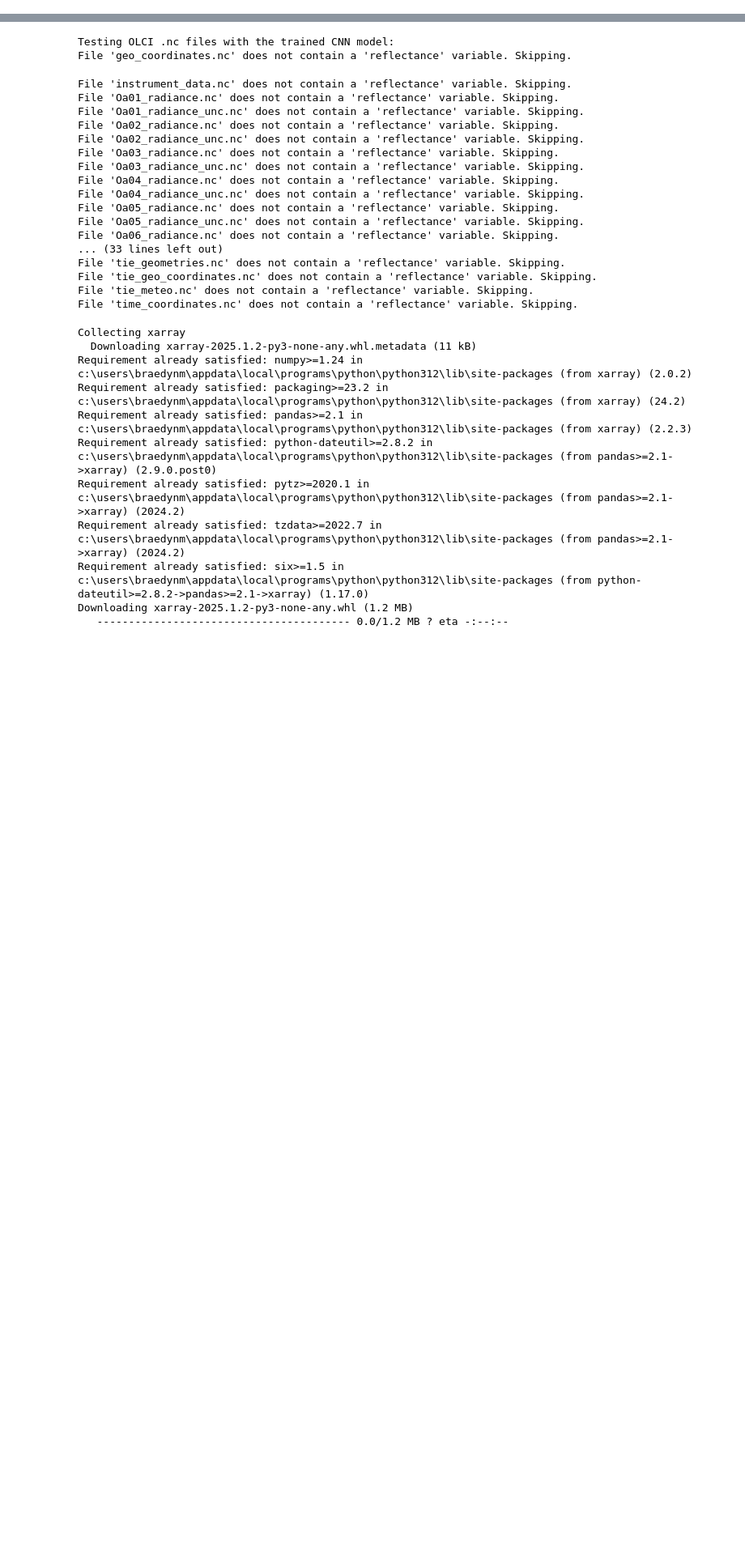
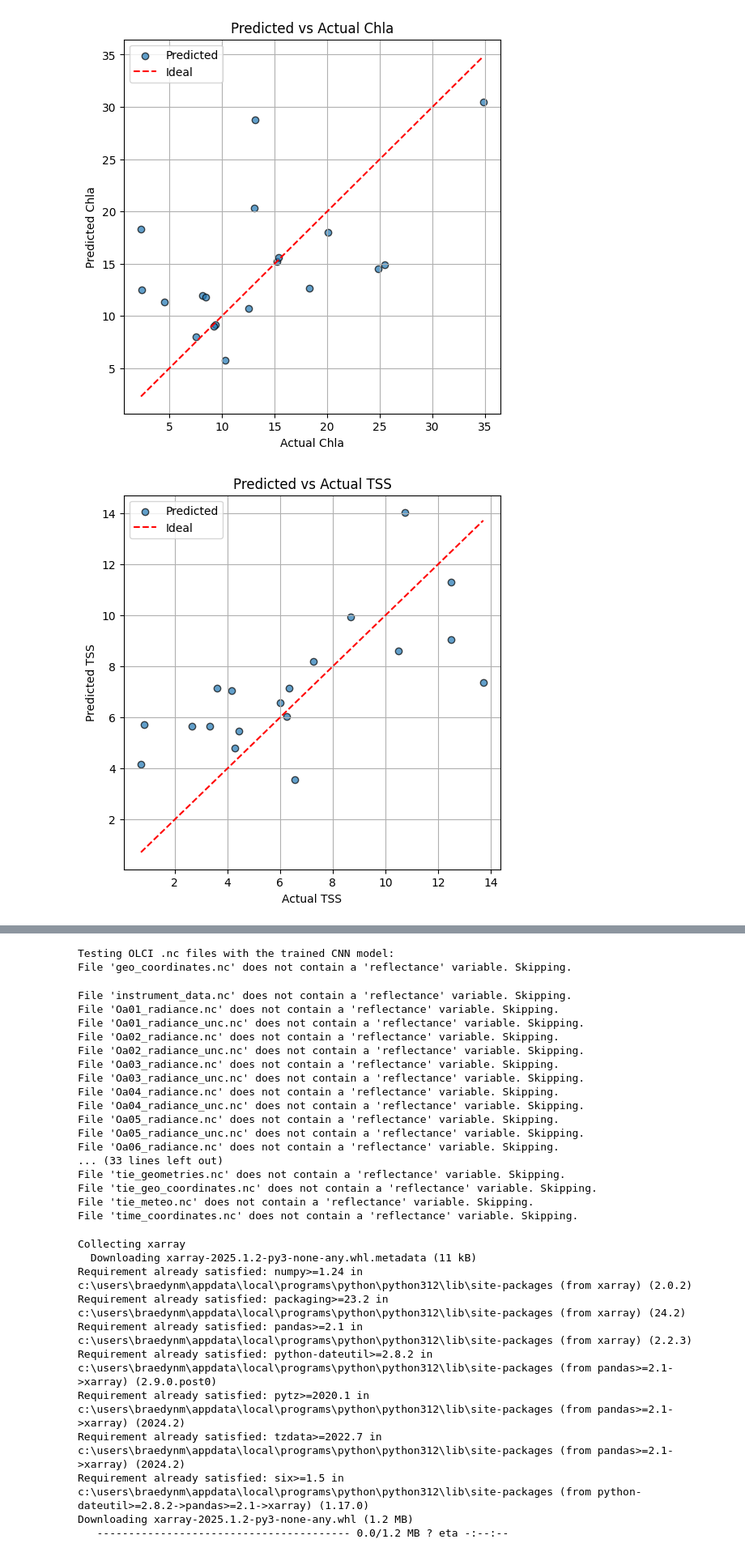
Before and after one commit to BraedynMendonca/Science-Fair-2025, a Jupyter notebook: CNN_Model_Refining.ipynb, the cells around one changed output, grey strips where cells are left out. Shown at 81% size. Saved outputs shown, nothing was run; the diff lists cells and outputs as text; code cells hidden in the pictures; blank space fills up the shorter version.

```diff
--- a/CNN_Model_Refining.ipynb
+++ b/CNN_Model_Refining.ipynb
@@ -191,0 +191,22 @@ Test Loss (MSE): 21.68686866760254, Test MAE: 2.7519354820251465
+# %%
+import matplotlib.pyplot as plt
+
+# Define y_pred using your CNN-only model. (Make sure X_test_cnn is correctly reshaped for your CNN input.)
+y_pred = model.predict(X_test_cnn)
+
+# Define the list of target parameter names.
+target_columns = ['Chla', 'TSS', 'aCDOM440', 'Secchi_depth']
+
+# Create individual scatter plots for each target.
+for i, target in enumerate(target_columns):
+    plt.figure(figsize=(6, 6))
+    plt.scatter(y_test[:, i], y_pred[:, i], alpha=0.7, edgecolors='k', label="Predicted")
+    plt.plot([y_test[:, i].min(), y_test[:, i].max()],
+             [y_test[:, i].min(), y_test[:, i].max()], 'r--', label="Ideal")
+    plt.xlabel(f"Actual {target}")
+    plt.ylabel(f"Predicted {target}")
+    plt.title(f"Predicted vs Actual {target}")
+    plt.legend()
+    plt.grid(True)
+    plt.show()
+# %% [output]
@@ -191,0 +214,2 @@ Test Loss (MSE): 21.68686866760254, Test MAE: 2.7519354820251465
+[figure, added]
+[figure, added]
```
Also changed, not shown: parts of 9 cells of this notebook, 1 other file.
